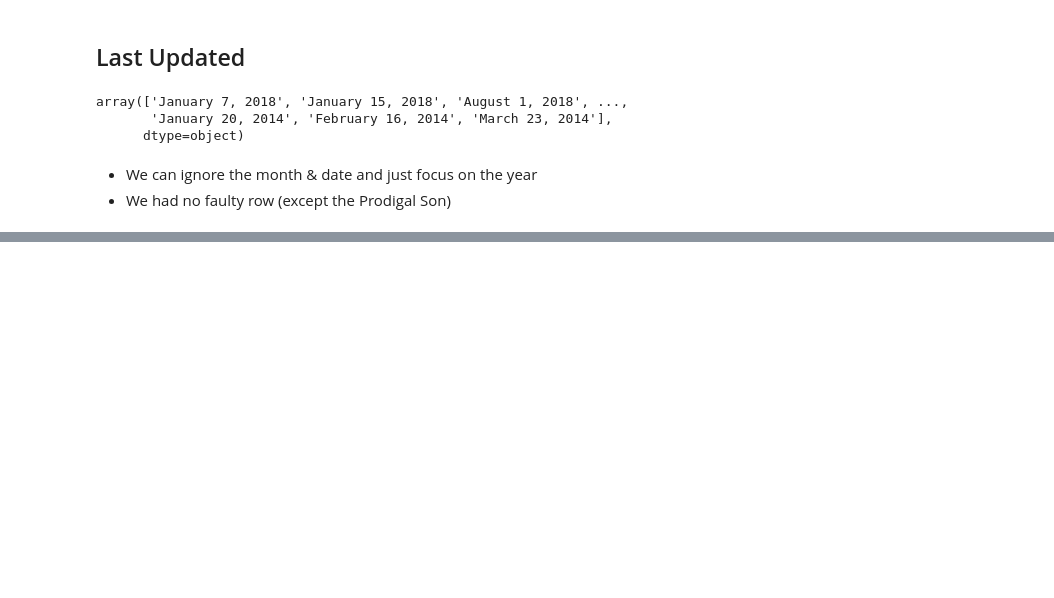
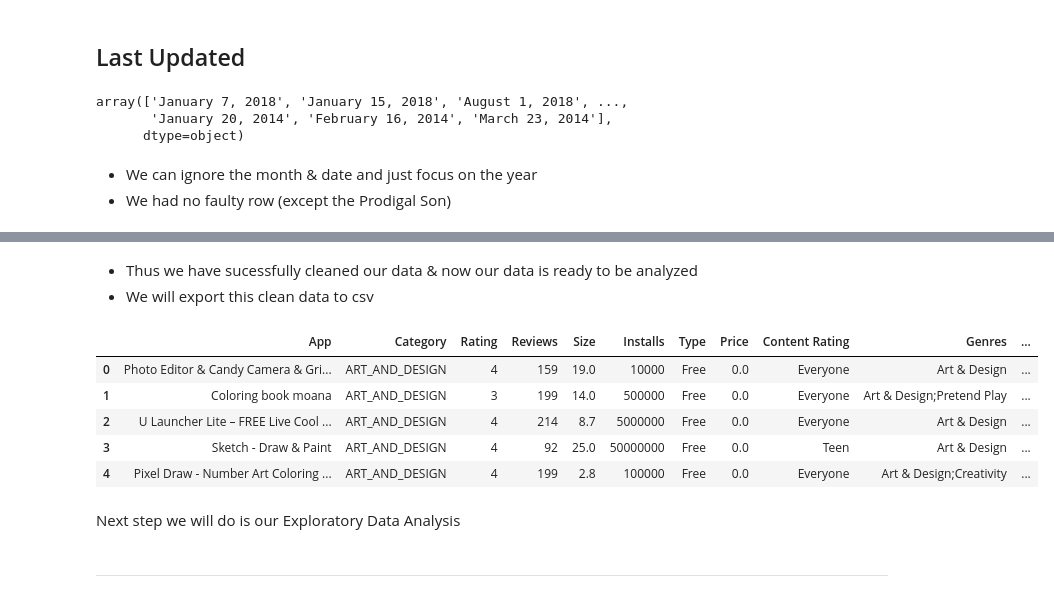
Before and after one commit to kulkarni-harsh/Play-Store-Analysis, a Jupyter notebook: Jupyter Notebooks/Data Cleaning.ipynb, the cells around one changed output, grey strips where cells are left out. Cells and saved outputs as stored; diff of their text form; code cells hidden in the pictures; blank space fills up the shorter version.

Commit message:
app data cleaning done

```diff
--- a/Jupyter Notebooks/Data Cleaning.ipynb
+++ b/Jupyter Notebooks/Data Cleaning.ipynb
@@ -343,0 +420,18 @@ We need to convert this into DateTime type
+# %%
+def get_min_android_ver(s):
+    ans=''
+    if s is np.nan:
+        return np.nan
+    for i in s:
+        if i=='.':
+            break
+        if i.isdigit():
+            ans+=i
+    if ans=='':return np.nan
+    return int(ans)
+# %%
+dataset['Android Ver'].replace('Varies with device',np.nan,inplace=True)
+# %%
+dataset['Android Ver']=dataset['Android Ver'].apply(lambda x:get_min_android_ver(x))
+# %%
+dataset['Android Ver'].fillna(dataset.groupby('Category')['Android Ver'].transform('median'),inplace=True)
@@ -343,0 +450,12 @@ We need to convert this into DateTime type
+# %% [markdown]
+* Thus we have sucessfully cleaned our data & now our data is ready to be analyzed
+* We will export this clean data to csv
+# %%
+dataset.head()
+# %% [output]
+|  | App | Category | Rating | Reviews | Size | Installs | Type | Price | Content Rating | Genres | ... |
+| 0 | Photo Editor & Candy Camera & Gri... | ART_AND_DESIGN | 4 | 159 | 19.0 | 10000 | Free | 0.0 | Everyone | Art & Design | ... |
+| 1 | Coloring book moana | ART_AND_DESIGN | 3 | 199 | 14.0 | 500000 | Free | 0.0 | Everyone | Art & Design;Pretend Play | ... |
+| 2 | U Launcher Lite – FREE Live Cool ... | ART_AND_DESIGN | 4 | 214 | 8.7 | 5000000 | Free | 0.0 | Everyone | Art & Design | ... |
+| 3 | Sketch - Draw & Paint | ART_AND_DESIGN | 4 | 92 | 25.0 | 50000000 | Free | 0.0 | Teen | Art & Design | ... |
+| 4 | Pixel Draw - Number Art Coloring ... | ART_AND_DESIGN | 4 | 199 | 2.8 | 100000 | Free | 0.0 | Everyone | Art & Design;Creativity | ... |
@@ -343,0 +464,4 @@ We need to convert this into DateTime type
+# %% [markdown]
+Next step we will do is our Exploratory Data Analysis
+# %% [markdown]
+* * * * * *
```
Also changed, not shown: parts of 19 cells of this notebook, 2 other files.
